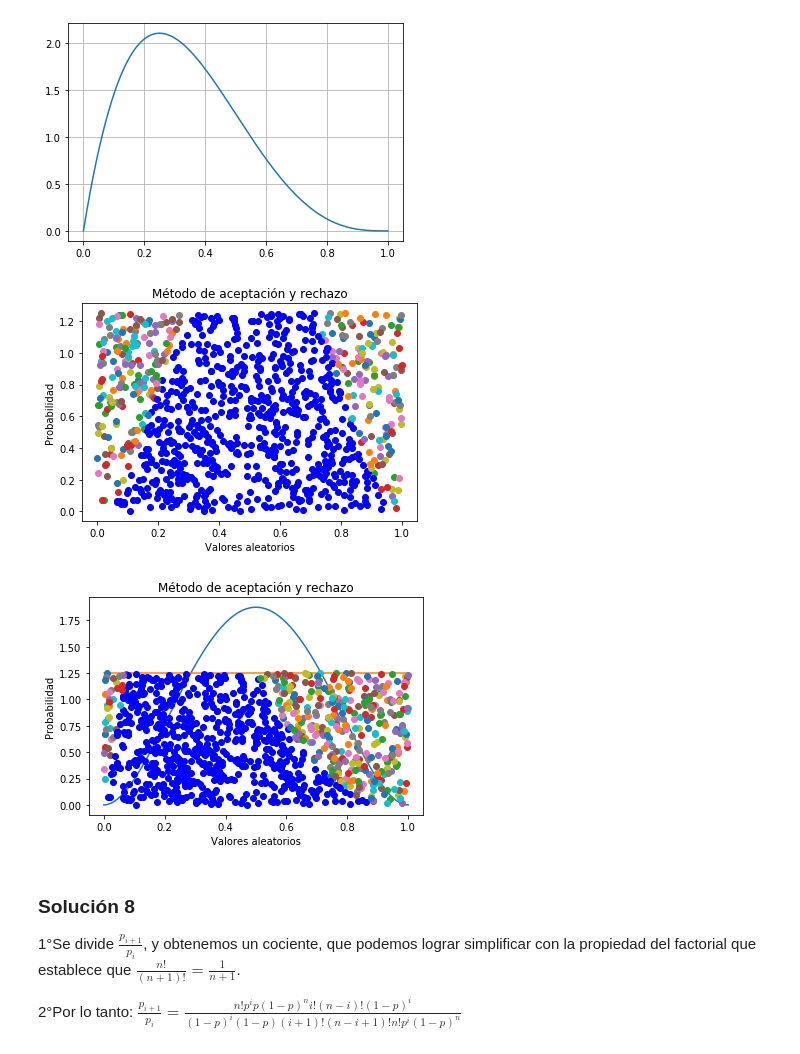
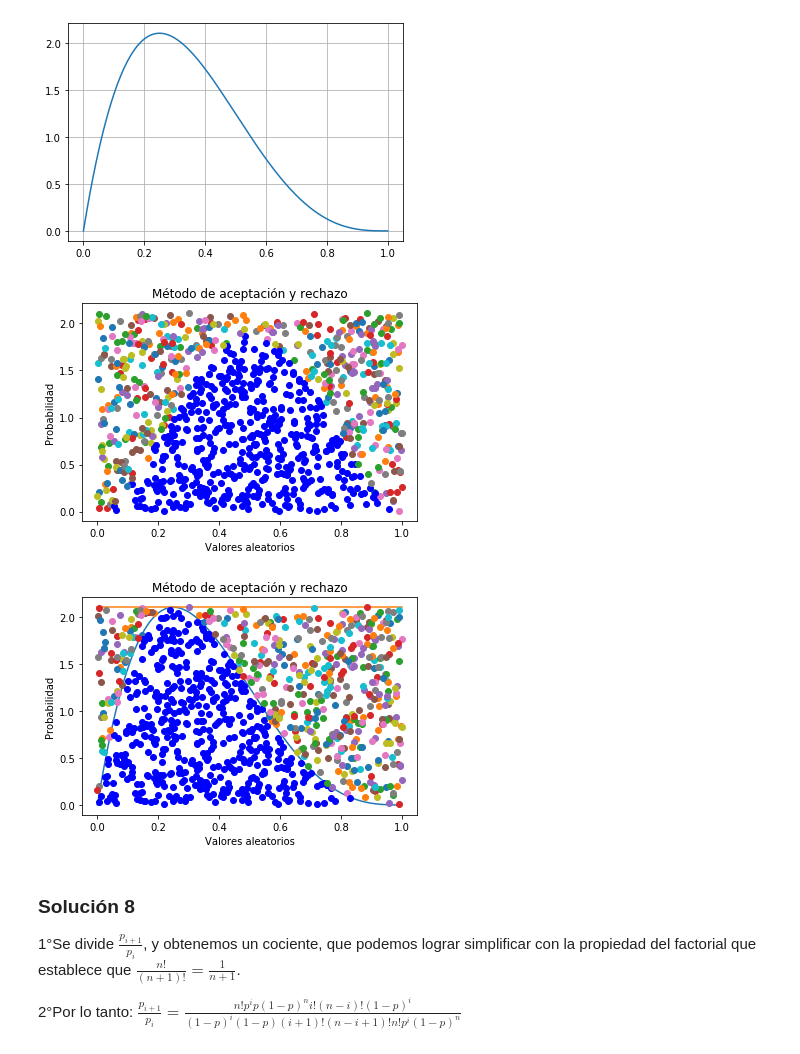
Before and after one commit to anadurrmuller/Tarea6_ASDurrmuller_GGonzalez, a Jupyter notebook: Tarea6_ASDurrmuller_GGonzalez.ipynb, the cells around one changed output. Cells and saved outputs as stored; diff of their text form; code cells hidden in the pictures.

```diff
--- a/Tarea6_ASDurrmuller_GGonzalez.ipynb
+++ b/Tarea6_ASDurrmuller_GGonzalez.ipynb
@@ -401,22 +401,22 @@ plt.grid()
 [figure]
 # %%
 # Máximo de la función f
-max_f = fx(optimize.fmin(lambda x:-f(x), 0, disp=False))
+max_f = fx(optimize.fmin(lambda x:-fx(x), 0, disp=False))
 
 t = lambda x : max_f*np.ones(len(x))
 #Usando la función´metodo_aceptacion_rechazo
 R1 = np.random.uniform(0,1,1000)
 R2 = np.random.uniform(0,1,1000)
 Acep_rechazo(R1,R2,f,t);
 
-plt.plot(x,f(x),label='f(x)')
+plt.plot(x,fx(x),label='f(x)')
 plt.plot(x,t(x),label='t(x)')
 
 #Se puede utilizar la función anterior para crear las variables aleatorias.
 VA = Acep_rechazo(R1,R2,fx,t)
 # %% [output]
-[figure, old version]
+[figure, new version]
-[figure, old version]
+[figure, new version]
 # %% [markdown]
 ### Solución 8
 1°Se divide $\frac{p_{i+1}}{p_i}$, y obtenemos un cociente, que podemos lograr simplificar con la propiedad del factorial que establece que $\frac{n!}{(n+1)!} = \frac{1}{n+1}$.
```
Also changed, not shown: parts of 8 cells of this notebook.
